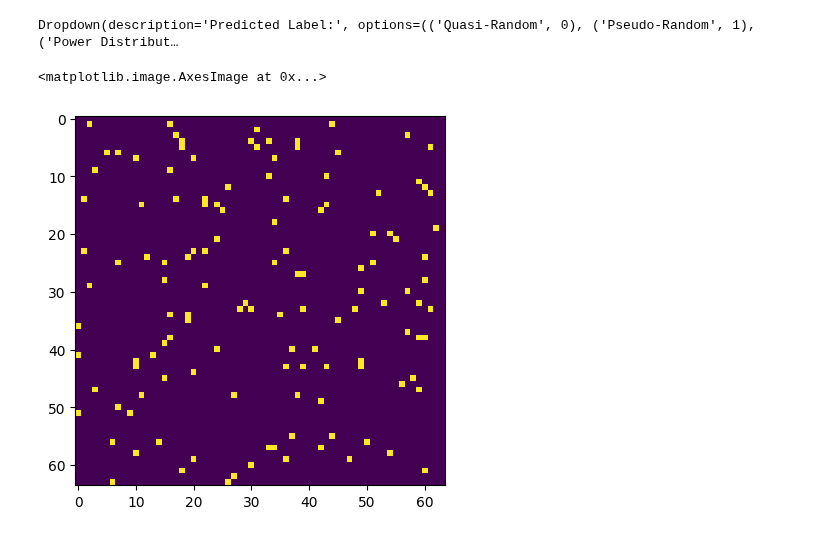
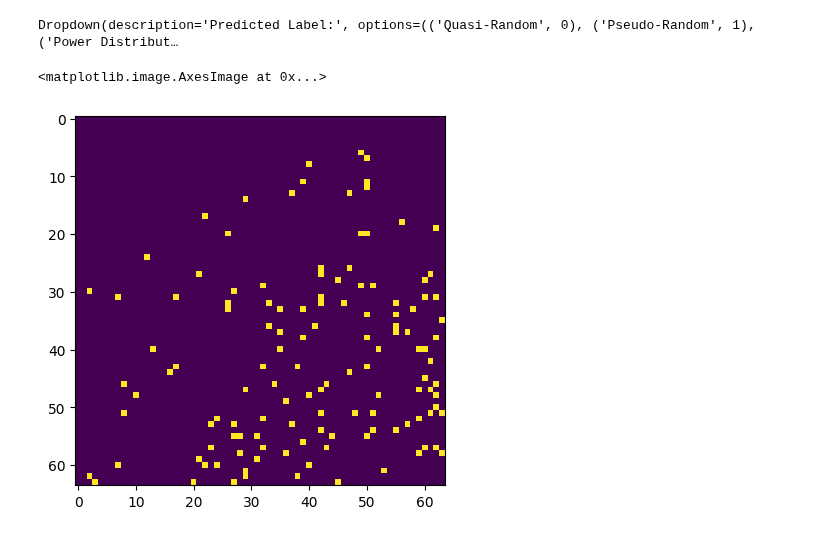
Before and after one commit to Kayzi0/ExplainBlobs, a Jupyter notebook: model_train.ipynb, the cells around one changed output. Saved outputs shown, nothing was run; the diff lists cells and outputs as text; code cells hidden in the pictures.

```diff
--- a/model_train.ipynb
+++ b/model_train.ipynb
@@ -250,10 +262,10 @@ Dropdown(description='True Label:', options=(('Quasi-Random', 0), ('Pseudo-Rando
 Dropdown(description='Predicted Label:', options=(('Quasi-Random', 0), ('Pseudo-Random', 1), ('Power Distribut…
 # %%
 #show image
-img = X_test[np.where((y_test == label_picker.value) & (predicted_classes == pred_picker.value))[0][5]]
+img = X_test[np.where((y_test == label_picker.value) & (predicted_classes == pred_picker.value))[0][2]]
 label = pred_picker.value
 plt.imshow(img)
 # %% [output]
 <matplotlib.image.AxesImage at 0x...>
-[figure, old version]
+[figure, new version]
 # %%
```
Also changed, not shown: parts of 5 cells of this notebook.
